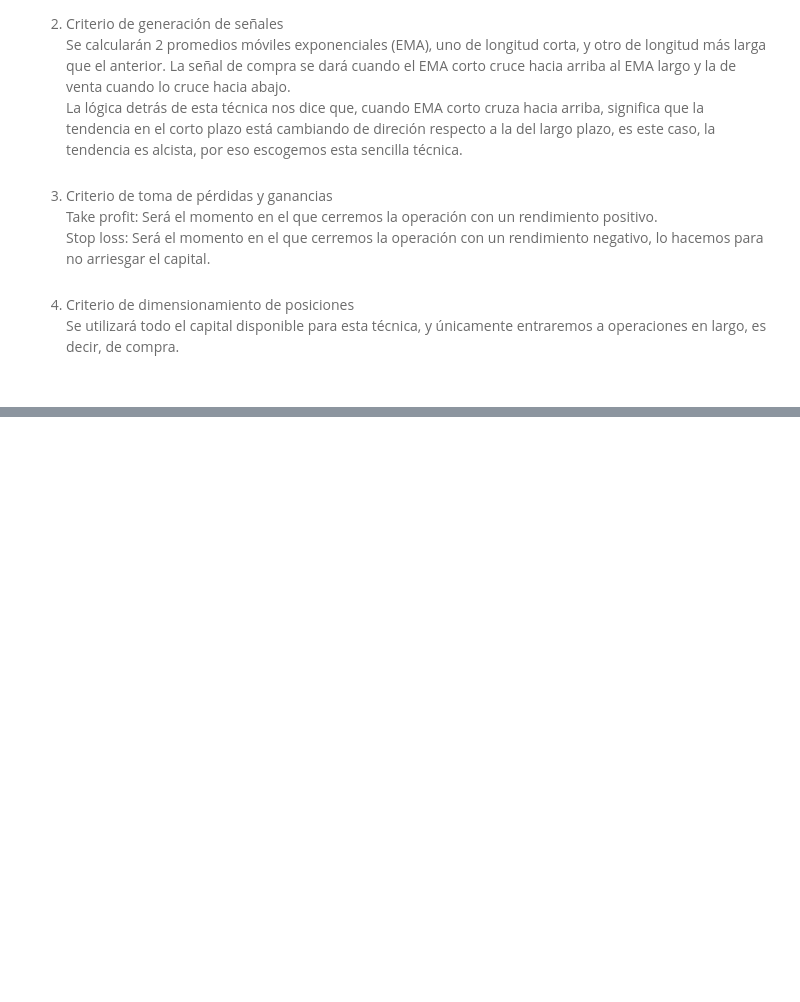
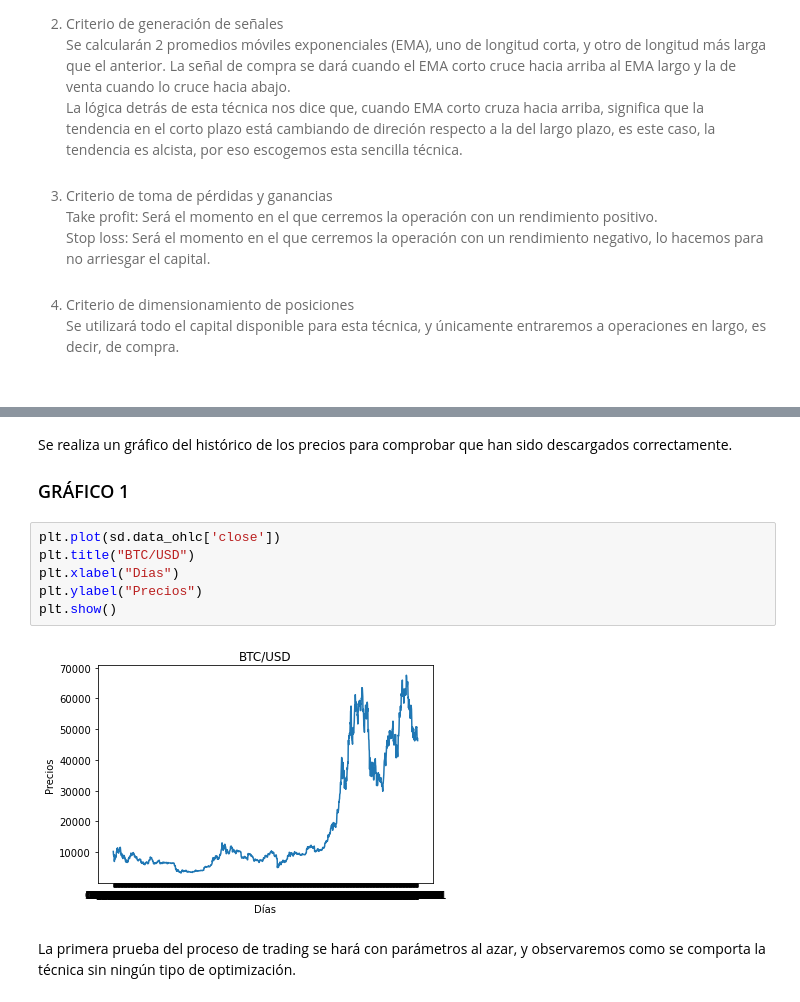
Before and after one commit to LuisCarlosAlvarado/myst_lab2_lcag, a Jupyter notebook: notebook.ipynb, the cells around one changed output, grey strips where cells are left out. Saved outputs shown, nothing was run; the diff lists cells and outputs as text; blank space fills up the shorter version.

```diff
--- a/notebook.ipynb
+++ b/notebook.ipynb
@@ -253,0 +55,13 @@ train[5]
+# %% [markdown]
+Se realiza un gráfico del histórico de los precios para comprobar que han sido descargados correctamente.<br>
+### GRÁFICO 1
+# %%
+plt.plot(sd.data_ohlc['close'])
+plt.title("BTC/USD")
+plt.xlabel("Días")
+plt.ylabel("Precios")
+plt.show()
+# %% [output]
+[figure, added]
+# %% [markdown]
+La primera prueba del proceso de trading se hará con parámetros al azar, y observaremos como se comporta la técnica sin ningún tipo de optimización.
```
Also changed, not shown: parts of 74 cells of this notebook.
